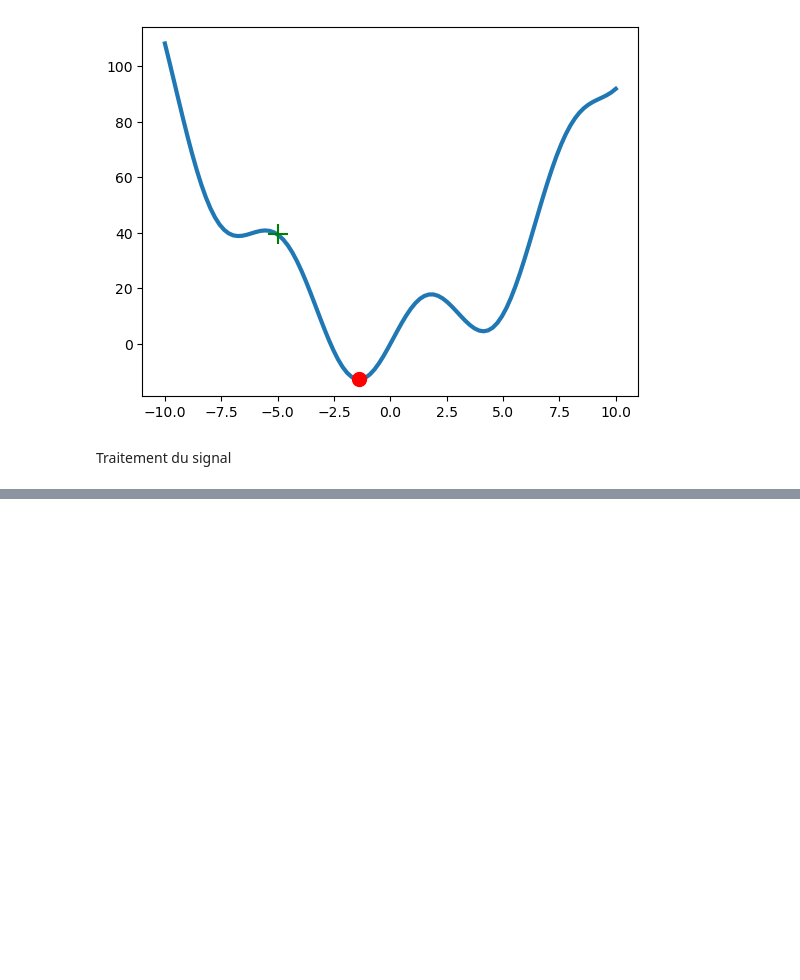
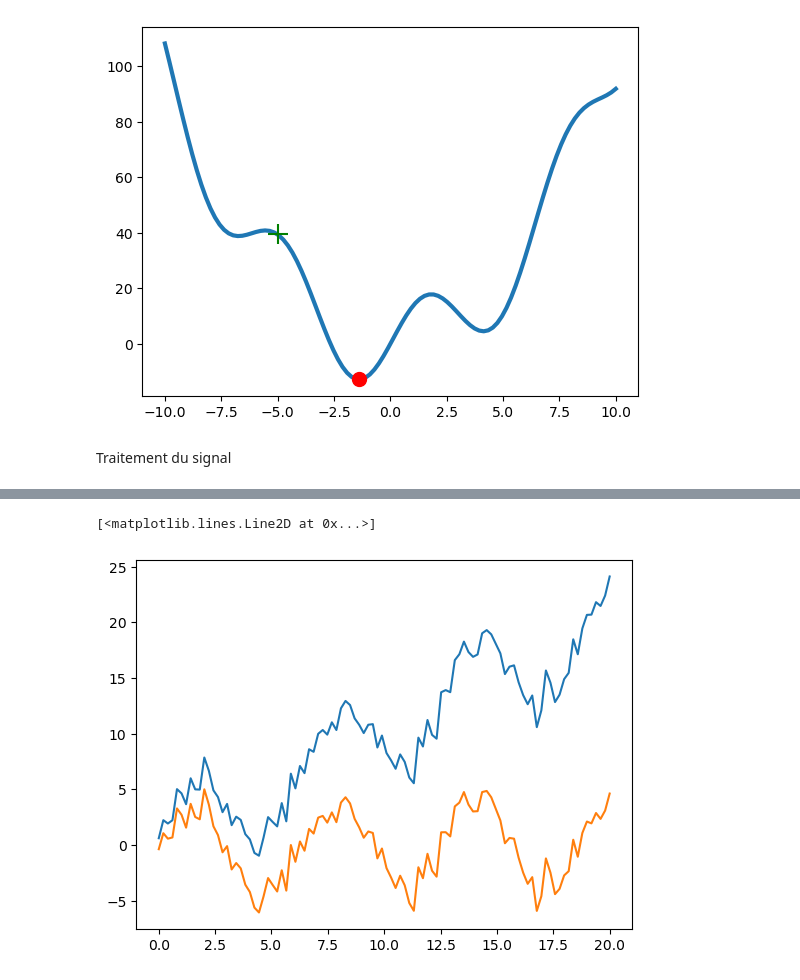
Before and after one commit to light667/ml-python-foundations, a Jupyter notebook: Scipy/Optimize_fourier_NdImage.ipynb, the cells around one changed output, grey strips where cells are left out. Cells and saved outputs as stored; diff of their text form; code cells hidden in the pictures; blank space fills up the shorter version.

```diff
--- a/Scipy/Optimize_fourier_NdImage.ipynb
+++ b/Scipy/Optimize_fourier_NdImage.ipynb
@@ -48,0 +58,8 @@ Traitement du signal
+# %%
+new_y  = signal.detrend(y)
+# %%
+plt.plot(x, y)
+plt.plot(x, new_y)
+# %% [output]
+[<matplotlib.lines.Line2D at 0x...>]
+[figure, added]
```
Also changed, not shown: parts of 6 cells of this notebook, 3 other files.
